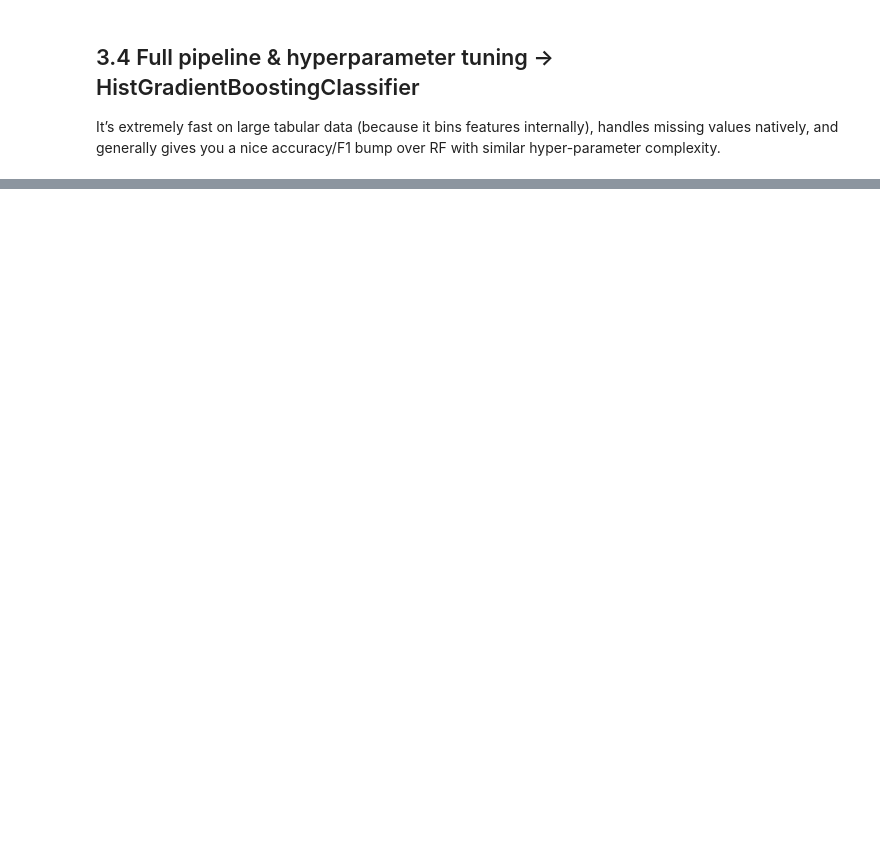
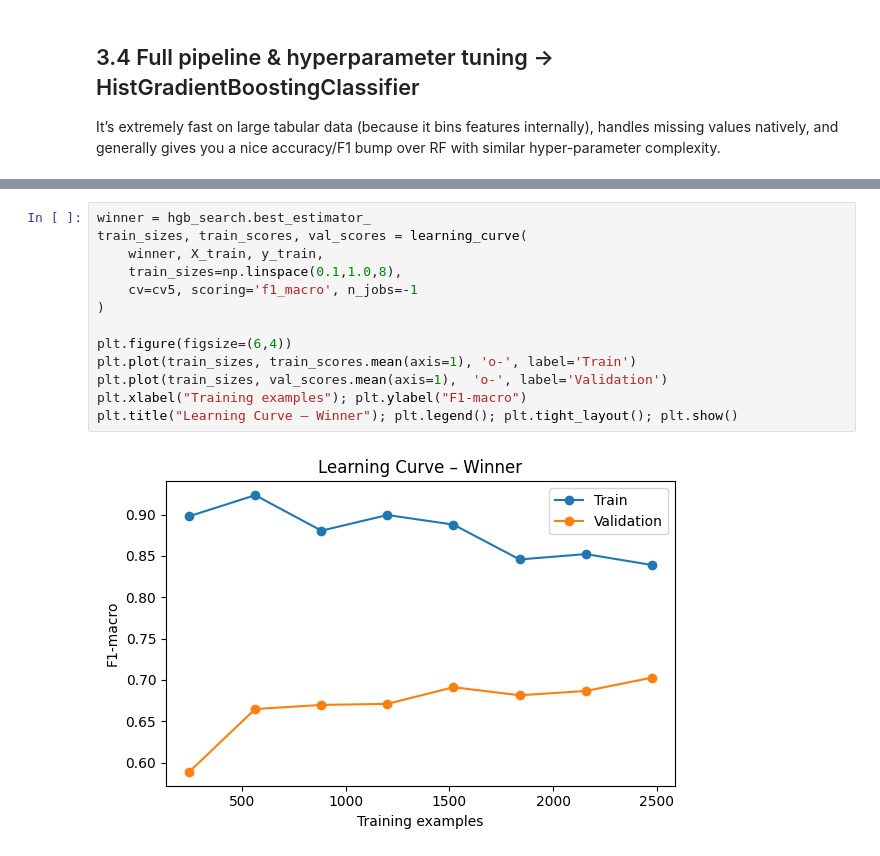
Before and after one commit to 21RM/Y3S2-AI-Proj2, a Jupyter notebook: notebooks/02_preprocessing_and_modeling.ipynb, the cells around one changed output, grey strips where cells are left out. Drawn from its saved outputs; the diff is of its cells as text; blank space fills up the shorter version.

```diff
--- a/notebooks/02_preprocessing_and_modeling.ipynb
+++ b/notebooks/02_preprocessing_and_modeling.ipynb
@@ -517,0 +688,15 @@ cv_comparison
+# %%
+winner = hgb_search.best_estimator_
+train_sizes, train_scores, val_scores = learning_curve(
+    winner, X_train, y_train,
+    train_sizes=np.linspace(0.1,1.0,8),
+    cv=cv5, scoring='f1_macro', n_jobs=-1
+)
+
+plt.figure(figsize=(6,4))
+plt.plot(train_sizes, train_scores.mean(axis=1), 'o-', label='Train')
+plt.plot(train_sizes, val_scores.mean(axis=1),  'o-', label='Validation')
+plt.xlabel("Training examples"); plt.ylabel("F1-macro")
+plt.title("Learning Curve – Winner"); plt.legend(); plt.tight_layout(); plt.show()
+# %% [output]
+[figure, added]
```
Also changed, not shown: parts of 18 cells of this notebook, 1 other file.
